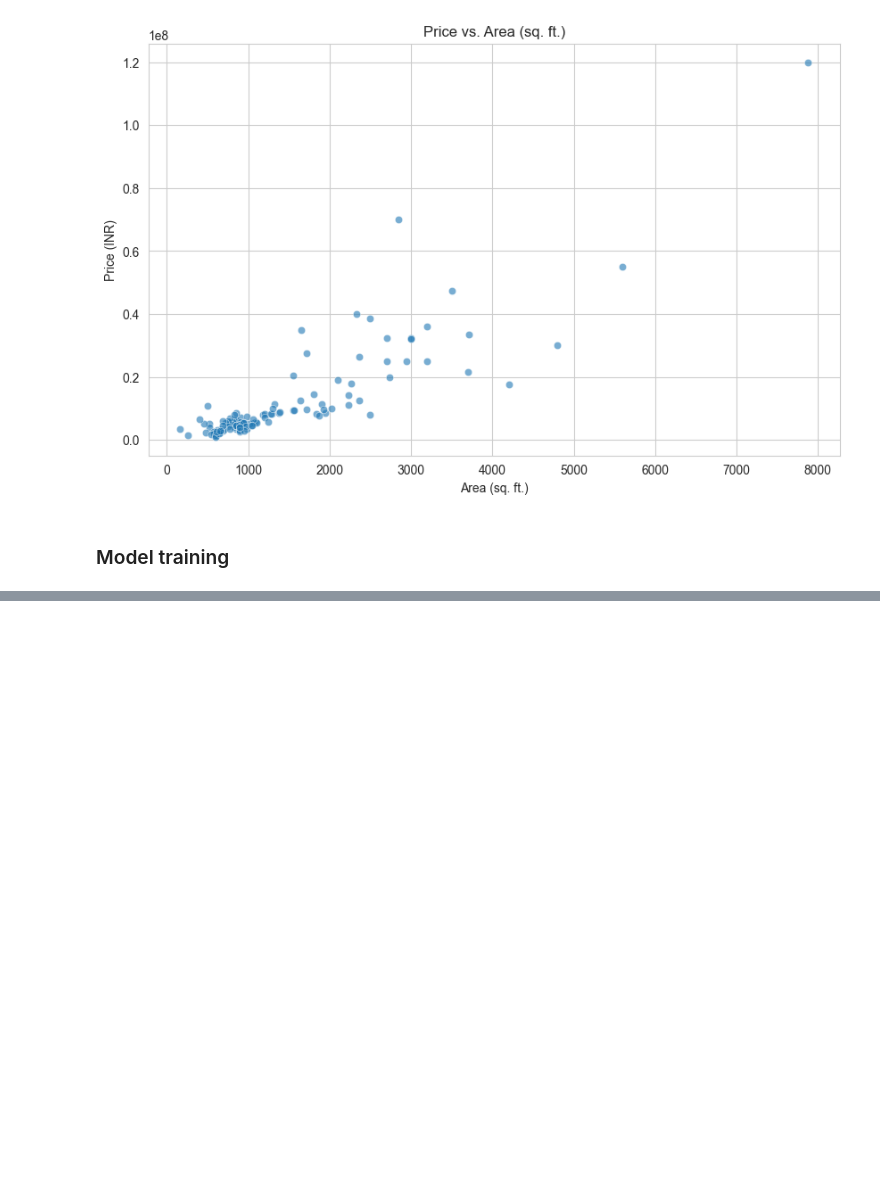
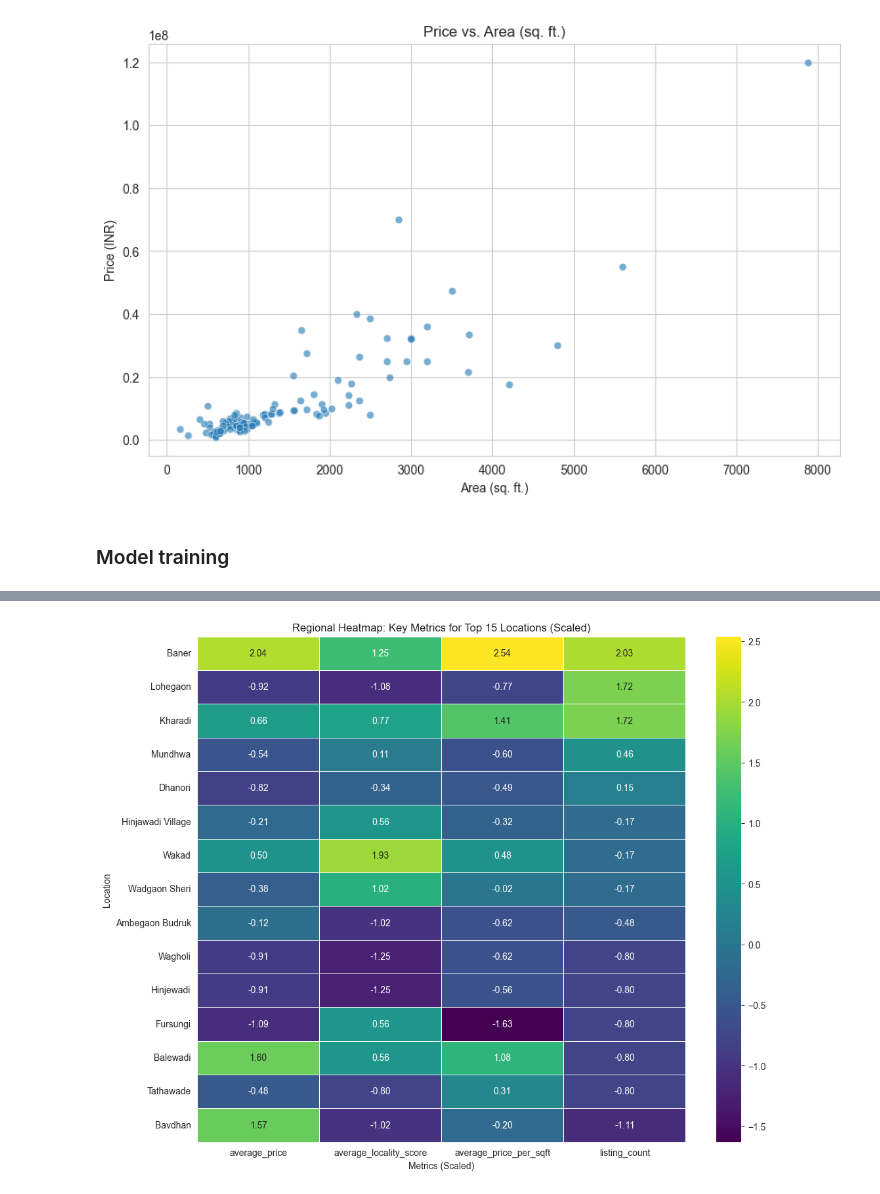
Before and after one commit to shreekant-lohagale/Datathon, a Jupyter notebook: models/model.ipynb, the cells around one changed output, grey strips where cells are left out. Cells and saved outputs as stored; diff of their text form; code cells hidden in the pictures; blank space fills up the shorter version.

```diff
--- a/models/model.ipynb
+++ b/models/model.ipynb
@@ -275,0 +336,90 @@ Passing `palette` without assigning `hue` is deprecated and will be removed in v
+# %%
+print("--- Part 1: Regenerating cleaned data with engineered features ---")
+
+try:
+    # --- Load original data ---
+    df = pd.read_csv('output_Pune_builderfloor.csv')
+
+    # --- Run Member 1's Cleaning ---
+    # 1. Auto-drop High-Null Columns
+    missing_percentage = df.isnull().mean()
+    cols_to_drop_auto = missing_percentage[missing_percentage > 0.7].index
+
+    # 2. Manually Drop Useless Columns
+    cols_to_drop_manual = ['description', 'price_currency', 'status']
+
+    # Combine and drop
+    all_cols_to_drop = cols_to_drop_auto.union(cols_to_drop_manual)
+    df_cleaned = df.drop(columns=all_cols_to_drop, errors='ignore')
+
+    # 3. Impute Categorical Nulls
+    if 'facing' in df_cleaned.columns:
+        df_cleaned['facing'] = df_cleaned['facing'].fillna('Unknown')
+
+    # 4. Impute Numerical Nulls
+    num_cols_with_na = ['locality_score', 'builder_experience']
+    for col in num_cols_with_na:
+        if col in df_cleaned.columns:
+            median_val = df_cleaned[col].median()
+            df_cleaned[col] = df_cleaned[col].fillna(median_val)
+
+    # 5. Impute Amenity Nulls (Fill remaining with 0)
+    df_cleaned = df_cleaned.fillna(0)
+
+    # --- Run Member 1's Feature Engineering ---
+    # 6. Create `price_per_sqft`
+    df_cleaned['price_per_sqft'] = df_cleaned['price'] / df_cleaned['area']
+
+    # 7. Create `amenities_score`
+    amenity_cols = [
+        'Lift(s)', 'Full Power Backup', '24 X 7 Security', "Children's play area",
+        'Club House', 'Gymnasium', 'Swimming Pool', 'Sports Facility', 'Jogging Track',
+        'Landscaped Gardens', 'Rain Water Harvesting', 'Intercom', 'Car Parking'
+    ]
+    amenity_cols_present = [col for col in amenity_cols if col in df_cleaned.columns]
+    df_cleaned['amenities_score'] = df_cleaned[amenity_cols_present].sum(axis=1)
+
+    # 8. Save this intermediate file
+    df_cleaned.to_csv('cleaned_for_heatmap.csv', index=False)
+    print("Successfully created 'cleaned_for_heatmap.csv'")
+
+    # --- Part 2: Generate the Heatmap ---
+    print("\n--- Part 2: Generating Heatmap for Objective 10 ---")
+
+    # 1. Aggregate data by location
+    regional_data = df_cleaned.groupby('location').agg(
+        average_price=('price', 'mean'),
+        average_locality_score=('locality_score', 'mean'),
+        average_price_per_sqft=('price_per_sqft', 'mean'),
+        listing_count=('area', 'count')
+    )
+
+    # 2. Filter for top 15 locations
+    top_locations = regional_data.sort_values(by='listing_count', ascending=False).head(15)
+
+    # 3. Scale the data
+    scaler = StandardScaler()
+    scaled_data = scaler.fit_transform(top_locations)
+    scaled_df = pd.DataFrame(scaled_data, index=top_locations.index, columns=top_locations.columns)
+
+    # 4. Plot the heatmap
+    plt.figure(figsize=(12, 10))
+    sns.heatmap(
+        scaled_df,
+        annot=True,
+        fmt=".2f",
+        cmap="viridis",
+        linewidths=0.5
+    )
+    plt.title('Regional Heatmap: Key Metrics for Top 15 Locations (Scaled)')
+    plt.xlabel('Metrics (Scaled)')
+    plt.ylabel('Location')
+
+    print("\n✅ Successfully created '6_regional_heatmap.png'.")
+    print("This heatmap shows 'hot zones' based on price, value, desirability, and market size.")
+
+except FileNotFoundError:
+    print("CRITICAL ERROR: 'output_Pune_builderfloor.csv' not found.")
+except Exception as e:
+    print(f"An error occurred: {e}")
+# %% [output]
@@ -275,0 +433 @@ Passing `palette` without assigning `hue` is deprecated and will be removed in v
+[figure, added]
```
Also changed, not shown: parts of 14 cells of this notebook, 1 other file.
